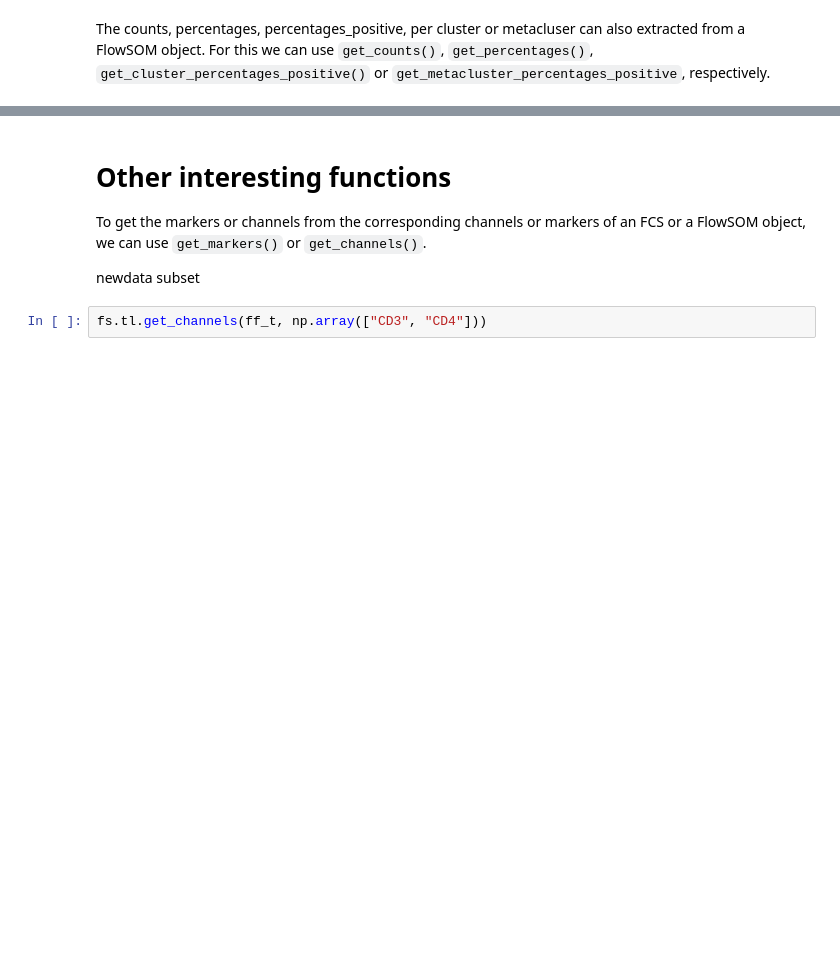
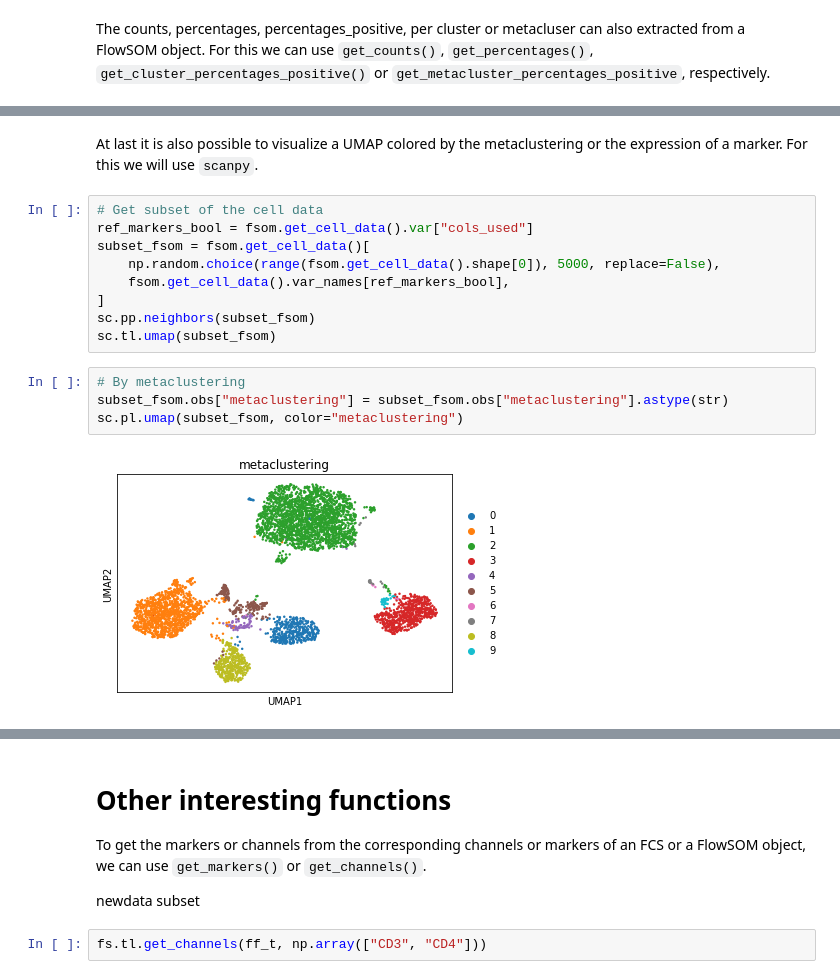
Before and after one commit to saeyslab/FlowSOM_Python, a Jupyter notebook: docs/notebooks/example.ipynb, the cells around one changed output, grey strips where cells are left out. Saved outputs shown, nothing was run; the diff lists cells and outputs as text; blank space fills up the shorter version.

```diff
--- a/docs/notebooks/example.ipynb
+++ b/docs/notebooks/example.ipynb
@@ -255 +255,18 @@ fs.tl.get_counts(fsom, level = "clusters")
 100 rows × 1 columns
+# %% [markdown]
+At last it is also possible to visualize a UMAP colored by the metaclustering or the expression of a marker. For this we will use `scanpy`.
+# %%
+# Get subset of the cell data
+ref_markers_bool = fsom.get_cell_data().var["cols_used"]
+subset_fsom = fsom.get_cell_data()[
+    np.random.choice(range(fsom.get_cell_data().shape[0]), 5000, replace=False),
+    fsom.get_cell_data().var_names[ref_markers_bool],
+]
+sc.pp.neighbors(subset_fsom)
+sc.tl.umap(subset_fsom)
+# %%
+# By metaclustering
+subset_fsom.obs["metaclustering"] = subset_fsom.obs["metaclustering"].astype(str)
+sc.pl.umap(subset_fsom, color="metaclustering")
+# %% [output]
+[figure, added]
```
Also changed, not shown: parts of 11 cells of this notebook.
